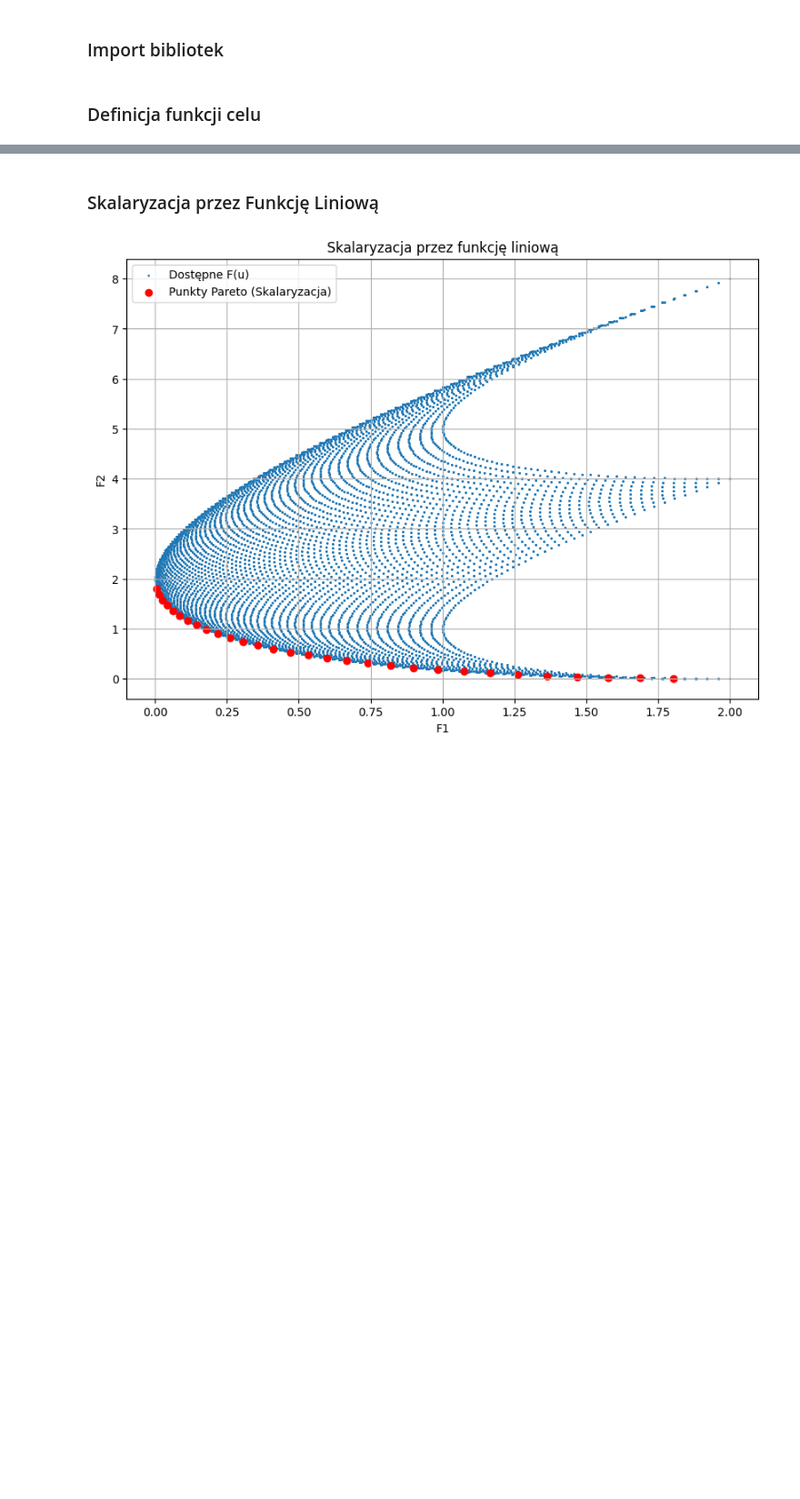
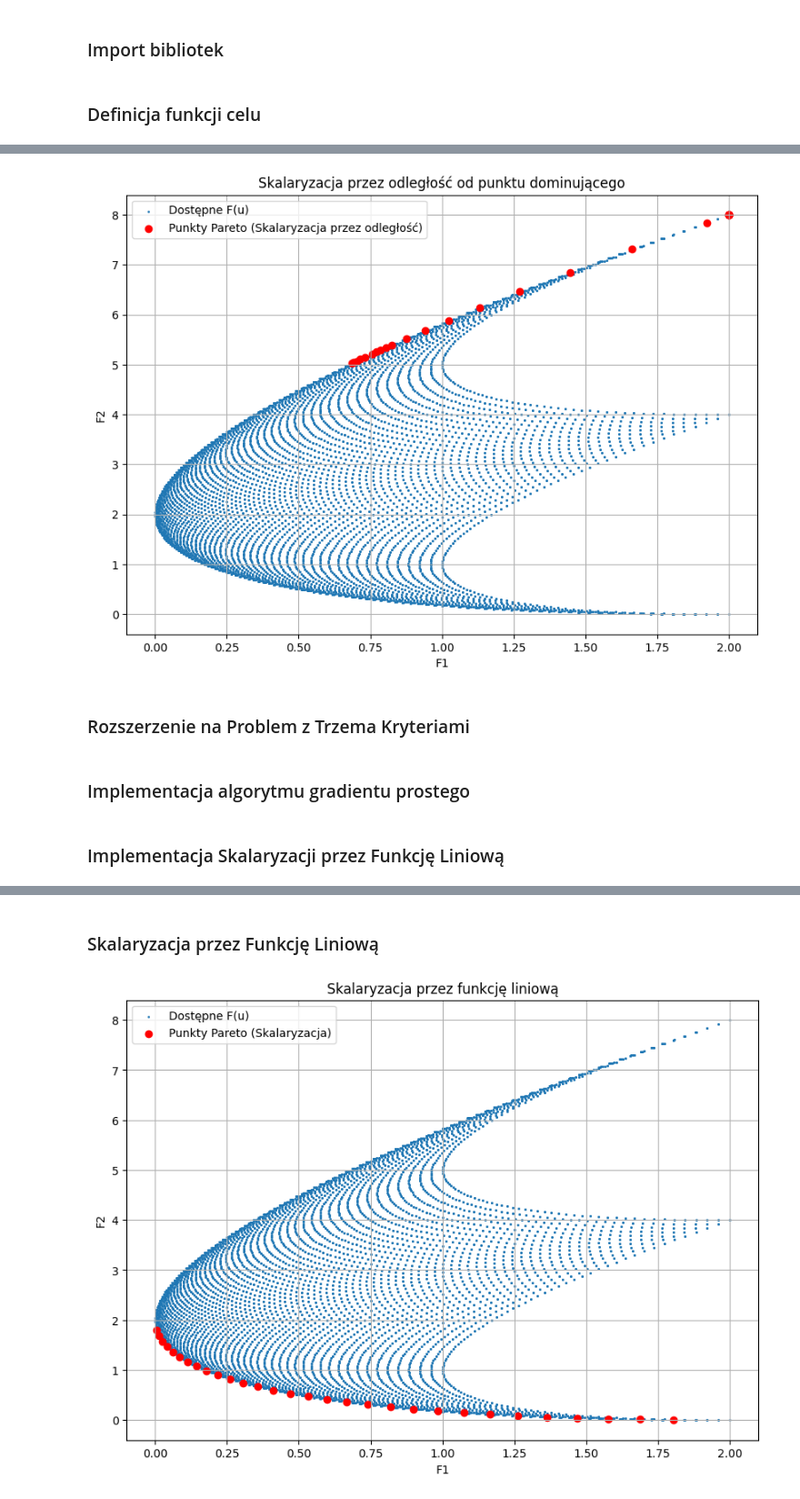
Before and after one commit to Julnowak/Optymalizacja-wielokryterialna, a Jupyter notebook: lab3/skalaryzacja.ipynb, the cells around one changed output, grey strips where cells are left out. Shown: that part at 91% size. Cells and saved outputs as stored; diff of their text form; code cells hidden in the pictures; blank space fills up the shorter version.

Commit message:
skalaryzacja

```diff
--- a/lab3/skalaryzacja.ipynb
+++ b/lab3/skalaryzacja.ipynb
@@ -8,0 +156,53 @@ from scipy.optimize import minimize
+# %%
+def scalarization_distance_objective(u, x_dominating, lambd):
+    diff = np.array([F1(u) - x_dominating[0], F2(u) - x_dominating[1]])
+    weighted_diff = lambd * diff
+    return np.linalg.norm(weighted_diff)
+
+def scalarization_distance_gradient(u, x_dominating, lambd):
+    diff = np.array([F1(u) - x_dominating[0], F2(u) - x_dominating[1]])
+    weighted_diff = lambd * diff
+    D_u = np.linalg.norm(weighted_diff)
+    if D_u == 0:
+        return np.zeros_like(u)
+    grad = (lambd[0]**2 * (F1(u) - x_dominating[0]) * grad_F1(u) +
+            lambd[1]**2 * (F2(u) - x_dominating[1]) * grad_F2(u)) / D_u
+    return grad
+
+def scalarization_distance(u0, x_dominating, lambd):
+    def objective(u):
+        return scalarization_distance_objective(u, x_dominating, lambd)
+
+    def gradient(u):
+        return scalarization_distance_gradient(u, x_dominating, lambd)
+
+    bounds = [(-1, 1), (-1, 1)]
+    u_opt = gradient_descent(objective, gradient, u0, bounds)
+    return u_opt
+
+# Generowanie rozwiązań
+dominating_point = np.array([5.0, 5.0])  # Punkt dominujący
+lambda_values = np.linspace(0.05, 0.95, 30)
+solutions = []
+
+for lambda1 in lambda_values:
+    lambd = np.array([lambda1, 1 - lambda1])
+    u_opt = scalarization_distance(u0=[0, 0], x_dominating=dominating_point, lambd=lambd)
+    solutions.append((u_opt, np.array([F1(u_opt), F2(u_opt)])))
+
+F_values = np.array([sol[1] for sol in solutions])
+
+# Wizualizacja
+plt.figure(figsize=(10, 7))
+plt.scatter(F_all[:, 0], F_all[:, 1], s=1, label='Dostępne F(u)')
+plt.scatter(F_values[:, 0], F_values[:, 1], color='red', label='Punkty Pareto (Skalaryzacja przez odległość)')
+plt.xlabel('F1')
+plt.ylabel('F2')
+plt.title('Skalaryzacja przez odległość od punktu dominującego')
+plt.legend()
+plt.grid(True)
+plt.show()
+# %% [output]
+[figure, added]
+# %% [markdown]
+### Rozszerzenie na Problem z Trzema Kryteriami
@@ -8,0 +250,2 @@ from scipy.optimize import minimize
+# %% [markdown]
+###  Implementacja algorytmu gradientu prostego
@@ -8,0 +270,2 @@ from scipy.optimize import minimize
+# %% [markdown]
+###  Implementacja Skalaryzacji przez Funkcję Liniową
```
Also changed, not shown: parts of 16 cells of this notebook.
